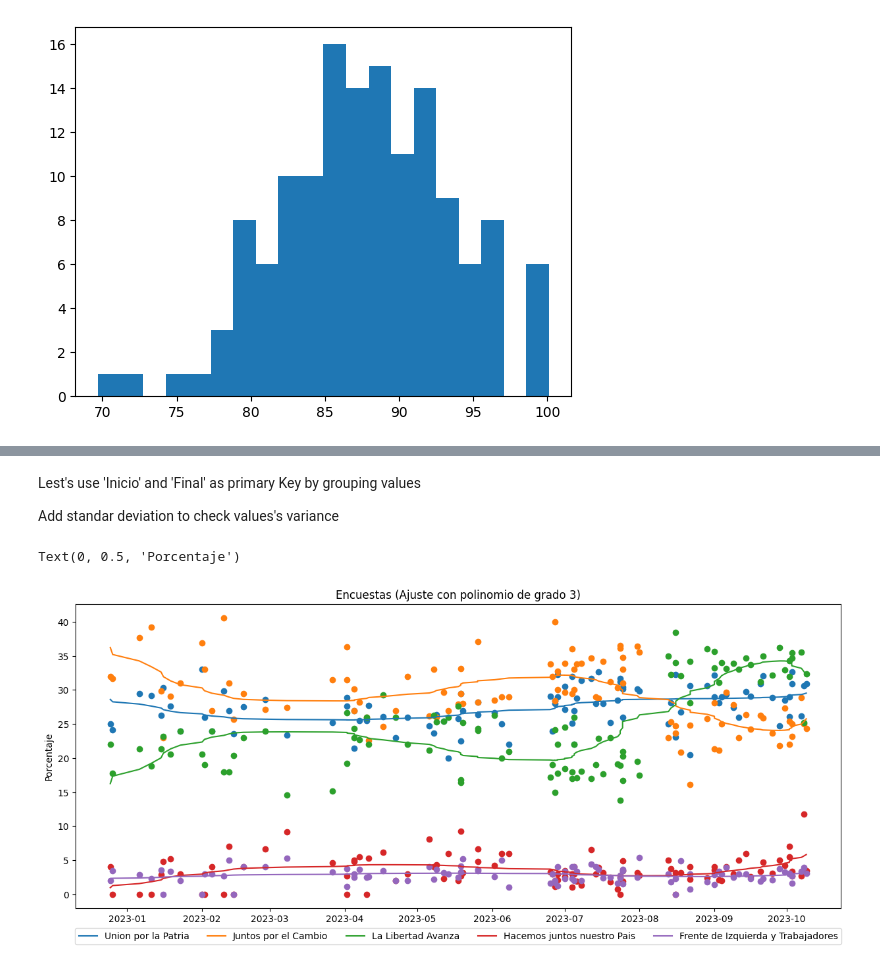
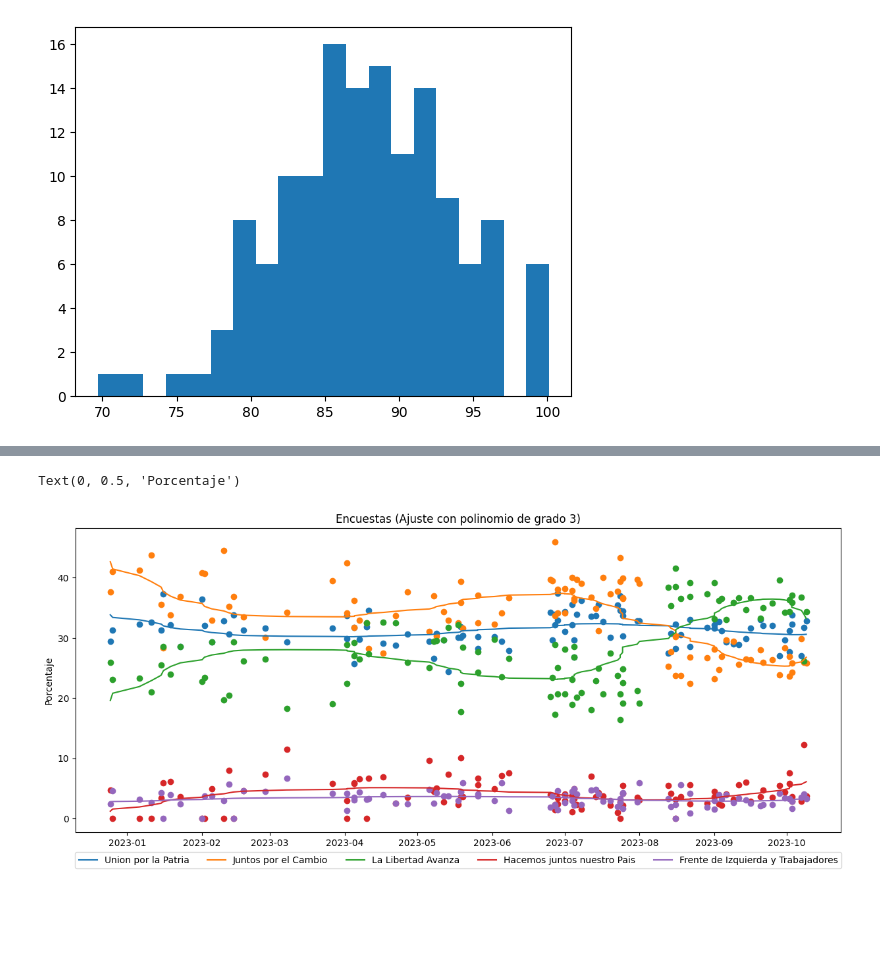
Before and after one commit to 0sc4rL0pez/elecciones2023-arg, a Jupyter notebook: Elecciones + IA/analisis_exploratorio/surveys_plots.ipynb, the cells around one changed output, grey strips where cells are left out. Cells and saved outputs as stored; diff of their text form; code cells hidden in the pictures; blank space fills up the shorter version.

Commit message:
plot poly adj from norm data

```diff
--- a/Elecciones + IA/analisis_exploratorio/surveys_plots.ipynb
+++ b/Elecciones + IA/analisis_exploratorio/surveys_plots.ipynb
@@ -147,48 +151,47 @@ Need to be normalize the percentage values sum(values) = 100%
 # %%
 from sklearn.linear_model import LinearRegression
 from sklearn.preprocessing import PolynomialFeatures
+# %%
+primera_vuelta = pd.read_csv('Elecciones + IA/getting_data/surveys/data_scraped/normalize_primera_vuelta.csv')
+ballotage = pd.read_csv('Elecciones + IA/getting_data/surveys/data_scraped/normalize_ballotage.csv')
 # %%
-parties_primera_vuelta = primera_vuelta_clean.columns[0:5]
-parties_ballotage = ballojate_clean.columns[0:2]
+parties_primera_vuelta = primera_vuelta.columns[0:5]
+parties_ballotage = ballotage.columns[0:2]
 # %%
-primera_vuelta_clean['Inicio'] = primera_vuelta_clean['Inicio'].map(lambda x:pasar_a_datetime(x))
-primera_vuelta_clean['Final'] = primera_vuelta_clean['Final'].map(lambda x:pasar_a_datetime(x))
-ballojate_clean['Inicio'] = ballojate_clean['Inicio'].map(lambda x:pasar_a_datetime(x))
-ballojate_clean['Final'] = ballojate_clean['Final'].map(lambda x:pasar_a_datetime(x))
+primera_vuelta['Inicio'] = primera_vuelta['Inicio'].map(lambda x:pasar_a_datetime(x))
+primera_vuelta['Final'] = primera_vuelta['Final'].map(lambda x:pasar_a_datetime(x))
+ballotage['Inicio'] = ballotage['Inicio'].map(lambda x:pasar_a_datetime(x))
+ballotage['Final'] = ballotage['Final'].map(lambda x:pasar_a_datetime(x))
-# %% [markdown]
-Lest's use 'Inicio' and 'Final' as primary Key by grouping values
-
-Add standar deviation to check values's variance
 # %%
-primera_vuelta_clean_grouped = primera_vuelta_clean.groupby(by=['Inicio','Final'])[parties_primera_vuelta].mean().reset_index()
-ballojate_clean_grouped = ballojate_clean.groupby(by=['Inicio','Final'])[parties_ballotage].mean().reset_index()
+primera_vuelta_clean_grouped = primera_vuelta.groupby(by=['Inicio','Final'])[parties_primera_vuelta].mean().reset_index()
+ballojate_clean_grouped = ballotage.groupby(by=['Inicio','Final'])[parties_ballotage].mean().reset_index()
 # %%
-grado =4
-encuestas_polinomio_partidos = []
-ejex = np.arange(len(primera_vuelta_clean_grouped))
+degree = 4
+surveys_poly_party = []
+axis_x = np.arange(len(primera_vuelta_clean_grouped))
 plt.figure(figsize=(15,6))
 
 #need to be add subplots
 fechas = primera_vuelta_clean_grouped['Inicio']
-for p in parties_primera_vuelta:
+for party in parties_primera_vuelta:
 
     poly_reg_model = LinearRegression()
-    poly = PolynomialFeatures(degree=grado, include_bias=False)
-    poly_features = poly.fit_transform(ejex.reshape(-1, 1))
+    poly = PolynomialFeatures(degree=degree, include_bias=False)
+    poly_features = poly.fit_transform(axis_x.reshape(-1, 1))
 
-    y = primera_vuelta_clean_grouped[p].to_numpy()
+    y = primera_vuelta_clean_grouped[party].to_numpy()
     poly_reg_model.fit(poly_features, y)
-    #X_=np.linspace(ejex.min(), ejex.max(), 200).reshape(-1, 1)
+    #X_=np.linspace(axis_x.min(), axis_x.max(), 200).reshape(-1, 1)
     Y_=poly_reg_model.predict(poly_features)
 
-    encuestas_polinomio_partidos.append(Y_)
+    surveys_poly_party.append(Y_)
 
-    plt.plot(fechas, Y_,label=p)
-    plt.scatter(fechas,primera_vuelta_clean_grouped[p])
+    plt.plot(fechas, Y_,label=party)
+    plt.scatter(fechas,primera_vuelta_clean_grouped[party])
 
 plt.legend(loc='upper center', bbox_to_anchor=(0.5, -0.05),ncol=5)
 plt.title('Encuestas (Ajuste con polinomio de grado 3)')
 plt.ylabel('Porcentaje')
 # %% [output]
 Text(0, 0.5, 'Porcentaje')
-[figure, old version]
+[figure, new version]
```
Also changed, not shown: parts of 3 cells of this notebook.
